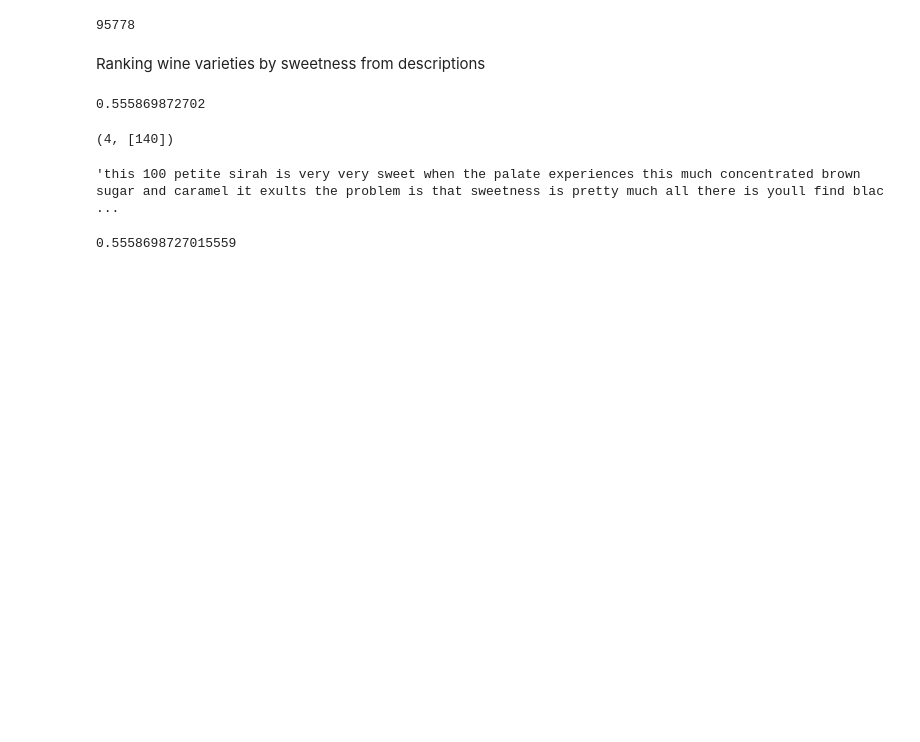
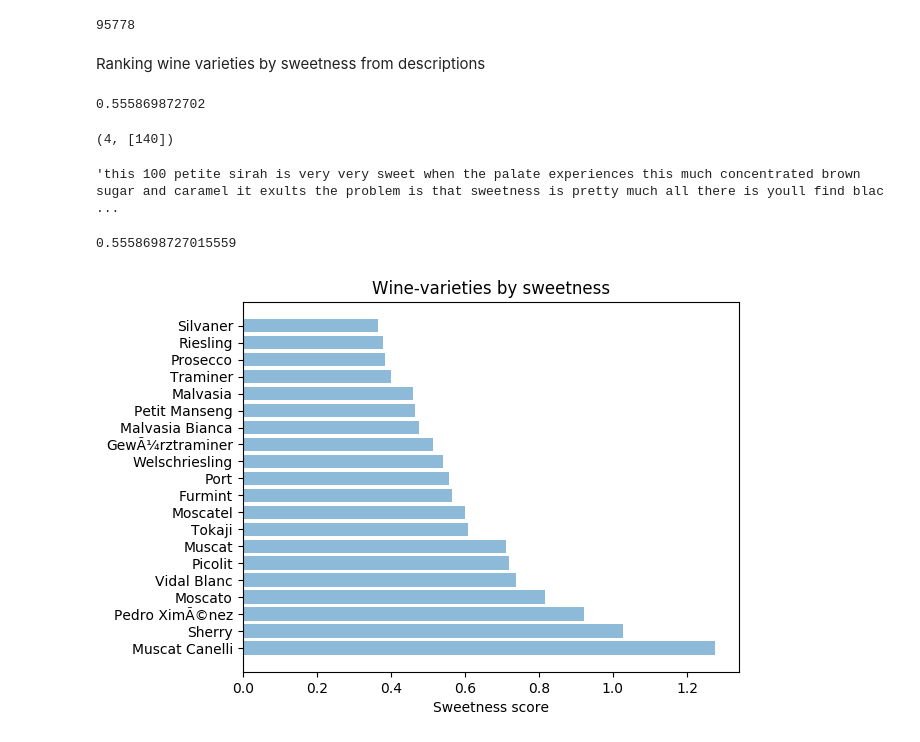
Before and after one commit to pavlafuxova/TFM, a Jupyter notebook: ranking_varieties.ipynb, the cells around one changed output. Saved outputs shown, nothing was run; the diff lists cells and outputs as text; code cells hidden in the pictures; blank space fills up the shorter version.

Commit message:
barplot of sweetness score

```diff
--- a/ranking_varieties.ipynb
+++ b/ranking_varieties.ipynb
@@ -108,3 +108,40 @@ def sweetness_score(descriptions):
 sweetness_score(porto.description)
 # %% [output]
 0.5558698727015559
+# %%
+#calculating the frequency of "sweetness-related" words for each variety of wine and saving
+#it in a list tuples of type (wine-variety,frequency)
+
+sweet_list = []
+for variety in wine_f.variety.unique():
+    df_variety = wine_f[wine_f.variety == variety]
+    sweet = sweetness_score(df_variety.description)
+    sweet_list.append((variety,sweet))
+
+# sorting from high sweeetness to low sweetness
+sorted_sweet_list = sorted(sweet_list, key=lambda x: -x[1])
+# %%
+# putting the list in dataframe format
+df_sweetness = pd.DataFrame(sorted_sweet_list,columns=["variety","sweetness_score"])
+# %%
+# Barplot of the data
+import matplotlib.pyplot as plt
+import numpy as np
+
+plt.rcdefaults()
+fig, ax = plt.subplots()
+
+varieties = tuple(df_sweetness.variety.tolist())[:20]
+varieties = [TextBlob(i.decode('unicode-escape')) for i in varieties]
+y_pos = np.arange(len(varieties))
+performance = np.array(df_sweetness.sweetness_score)[:20]
+error = np.random.rand(len(varieties))
+
+plt.barh(y_pos, performance, align='center', alpha=0.5)
+plt.yticks(y_pos, varieties)
+plt.xlabel('Sweetness score')
+plt.title('Wine-varieties by sweetness')
+
+plt.show()
+# %% [output]
+[figure, added]
```
